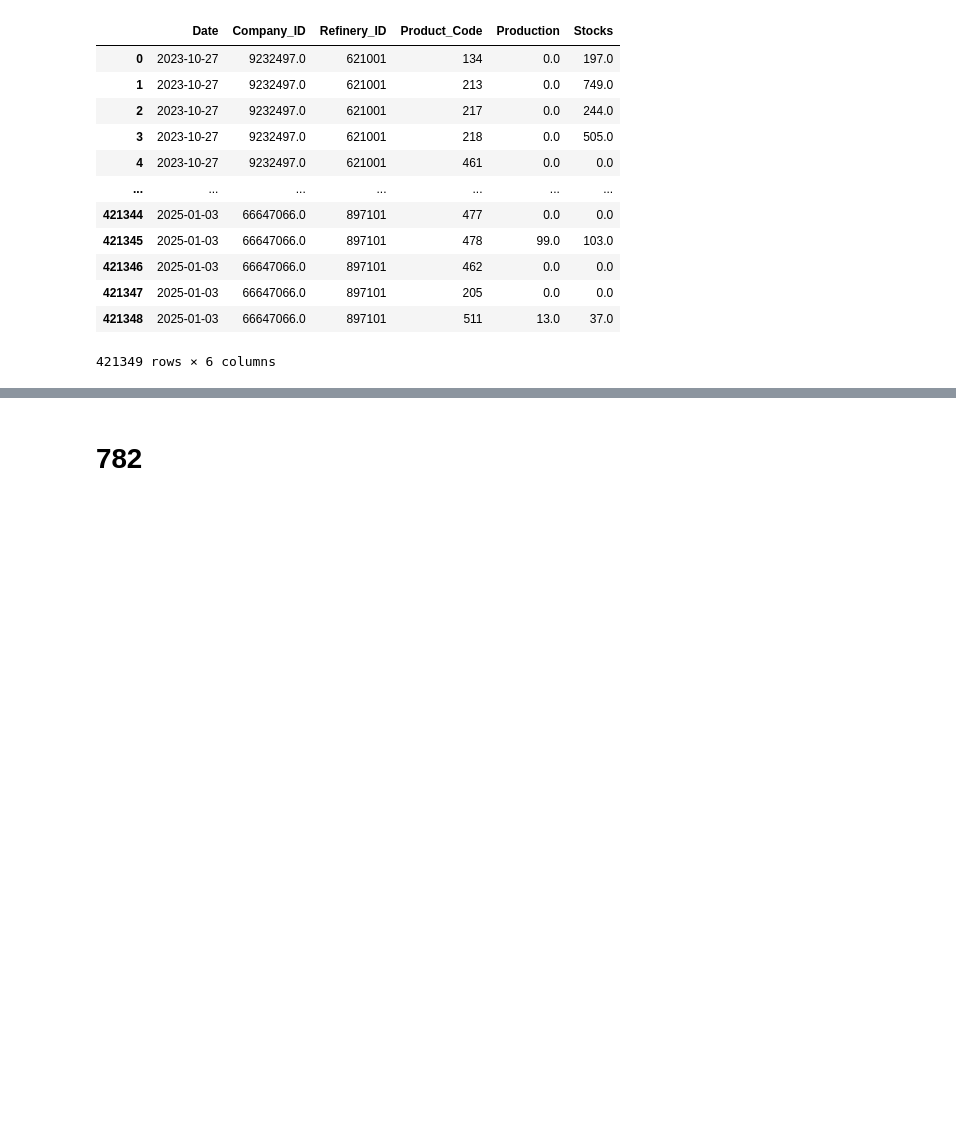
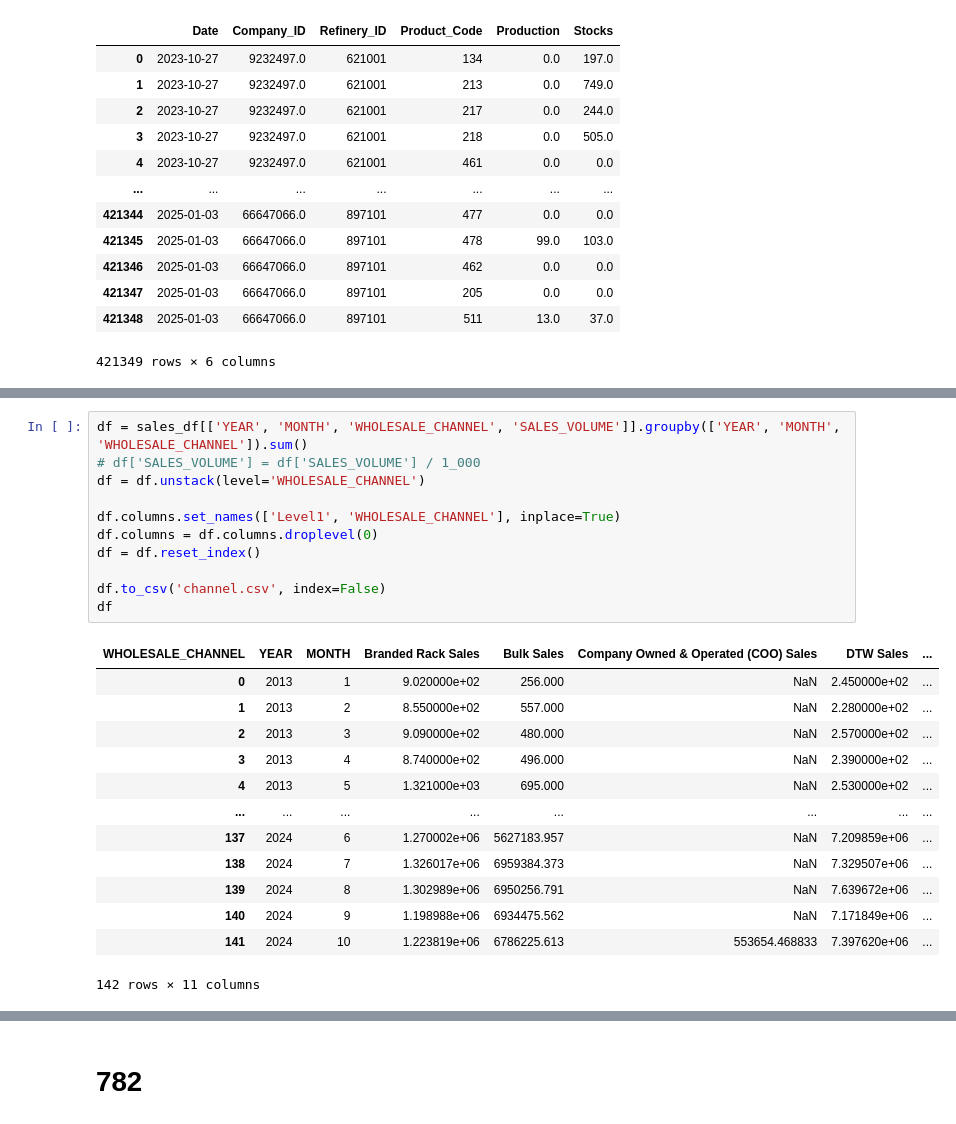
Before and after one commit to fgreve/resupply, a Jupyter notebook: RESUPPLY.ipynb, the cells around one changed output, grey strips where cells are left out. Cells and saved outputs as stored; diff of their text form; blank space fills up the shorter version.

```diff
--- a/RESUPPLY.ipynb
+++ b/RESUPPLY.ipynb
@@ -127,0 +297,25 @@ df
+# %%
+df = sales_df[['YEAR', 'MONTH', 'WHOLESALE_CHANNEL', 'SALES_VOLUME']].groupby(['YEAR', 'MONTH', 'WHOLESALE_CHANNEL']).sum()
+# df['SALES_VOLUME'] = df['SALES_VOLUME'] / 1_000
+df = df.unstack(level='WHOLESALE_CHANNEL')
+
+df.columns.set_names(['Level1', 'WHOLESALE_CHANNEL'], inplace=True)
+df.columns = df.columns.droplevel(0)
+df = df.reset_index()
+
+df.to_csv('channel.csv', index=False)
+df
+# %% [output]
+| WHOLESALE_CHANNEL | YEAR | MONTH | Branded Rack Sales | Bulk Sales | Company Owned & Operated (COO) Sales | DTW Sales | ... |
+| 0 | 2013 | 1 | 9.020000e+02 | 256.000 | NaN | 2.450000e+02 | ... |
+| 1 | 2013 | 2 | 8.550000e+02 | 557.000 | NaN | 2.280000e+02 | ... |
+| 2 | 2013 | 3 | 9.090000e+02 | 480.000 | NaN | 2.570000e+02 | ... |
+| 3 | 2013 | 4 | 8.740000e+02 | 496.000 | NaN | 2.390000e+02 | ... |
+| 4 | 2013 | 5 | 1.321000e+03 | 695.000 | NaN | 2.530000e+02 | ... |
+| ... | ... | ... | ... | ... | ... | ... | ... |
+| 137 | 2024 | 6 | 1.270002e+06 | 5627183.957 | NaN | 7.209859e+06 | ... |
+| 138 | 2024 | 7 | 1.326017e+06 | 6959384.373 | NaN | 7.329507e+06 | ... |
+| 139 | 2024 | 8 | 1.302989e+06 | 6950256.791 | NaN | 7.639672e+06 | ... |
+| 140 | 2024 | 9 | 1.198988e+06 | 6934475.562 | NaN | 7.171849e+06 | ... |
+| 141 | 2024 | 10 | 1.223819e+06 | 6786225.613 | 553654.468833 | 7.397620e+06 | ... |
+142 rows × 11 columns
```
Also changed, not shown: parts of 19 cells of this notebook, 1 other file.
